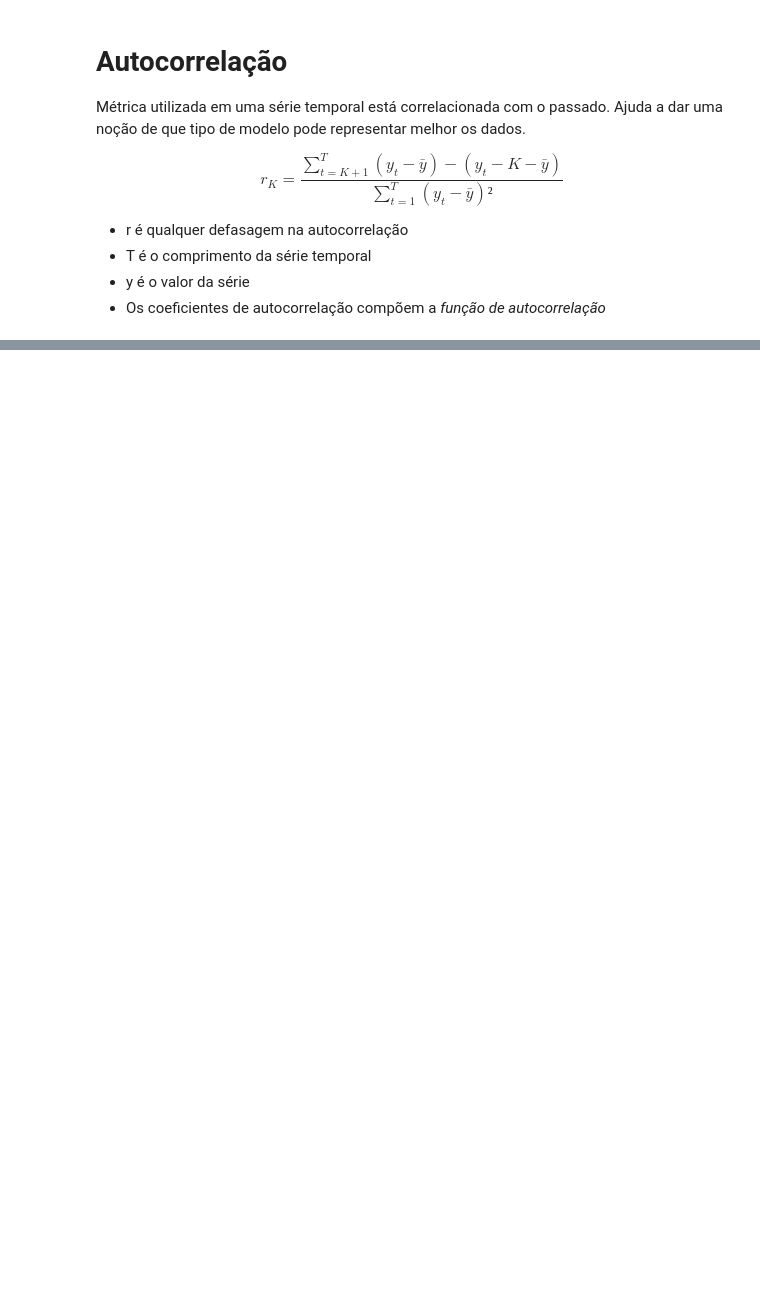
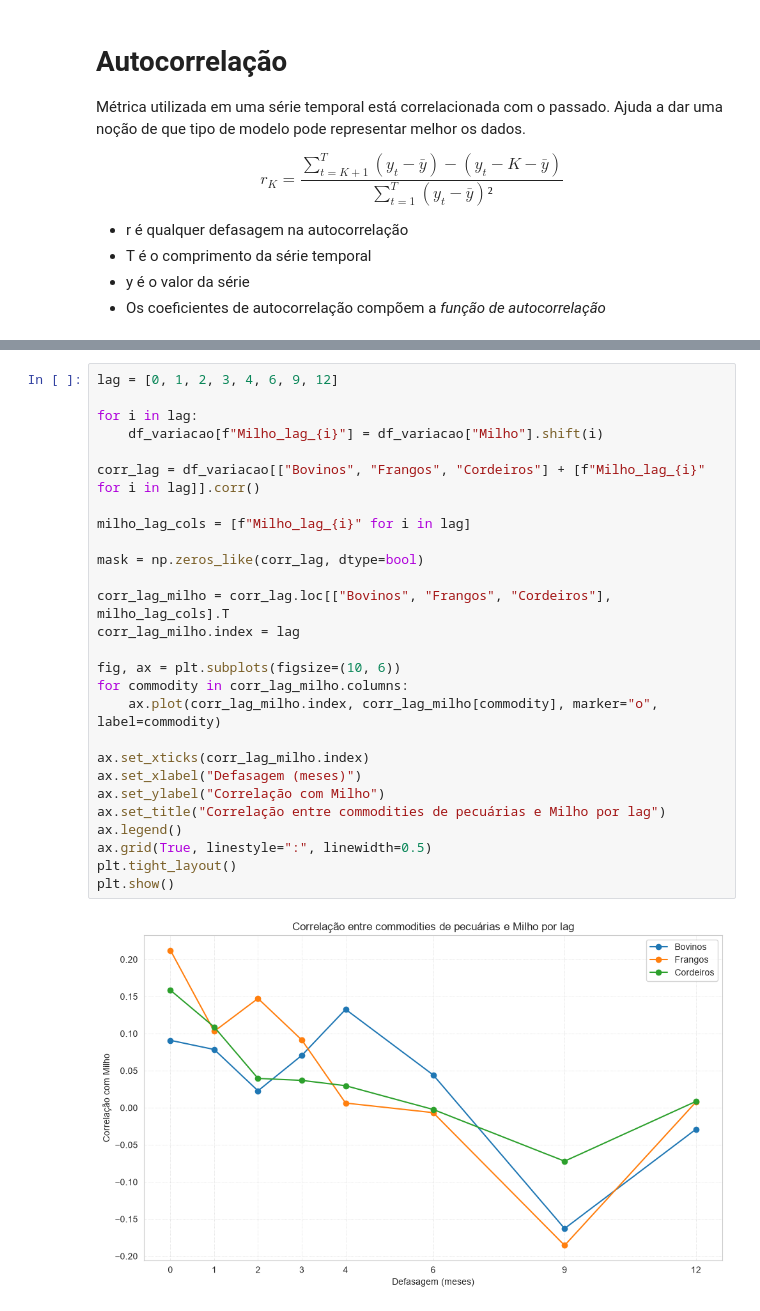
Before and after one commit to JAssalis/agro-market-correlation-dashboard, a Jupyter notebook: ARIMA.ipynb, the cells around one changed output, grey strips where cells are left out. Drawn from its saved outputs; the diff is of its cells as text; blank space fills up the shorter version.

```diff
--- a/ARIMA.ipynb
+++ b/ARIMA.ipynb
@@ -31,0 +280,29 @@ from datetime import date, timedelta
+# %%
+lag = [0, 1, 2, 3, 4, 6, 9, 12]
+
+for i in lag:
+    df_variacao[f"Milho_lag_{i}"] = df_variacao["Milho"].shift(i)
+
+corr_lag = df_variacao[["Bovinos", "Frangos", "Cordeiros"] + [f"Milho_lag_{i}" for i in lag]].corr()
+
+milho_lag_cols = [f"Milho_lag_{i}" for i in lag]
+
+mask = np.zeros_like(corr_lag, dtype=bool)
+
+corr_lag_milho = corr_lag.loc[["Bovinos", "Frangos", "Cordeiros"], milho_lag_cols].T
+corr_lag_milho.index = lag
+
+fig, ax = plt.subplots(figsize=(10, 6))
+for commodity in corr_lag_milho.columns:
+    ax.plot(corr_lag_milho.index, corr_lag_milho[commodity], marker="o", label=commodity)
+
+ax.set_xticks(corr_lag_milho.index)
+ax.set_xlabel("Defasagem (meses)")
+ax.set_ylabel("Correlação com Milho")
+ax.set_title("Correlação entre commodities de pecuárias e Milho por lag")
+ax.legend()
+ax.grid(True, linestyle=":", linewidth=0.5)
+plt.tight_layout()
+plt.show()
+# %% [output]
+[figure, added]
```
Also changed, not shown: parts of 28 cells of this notebook.
